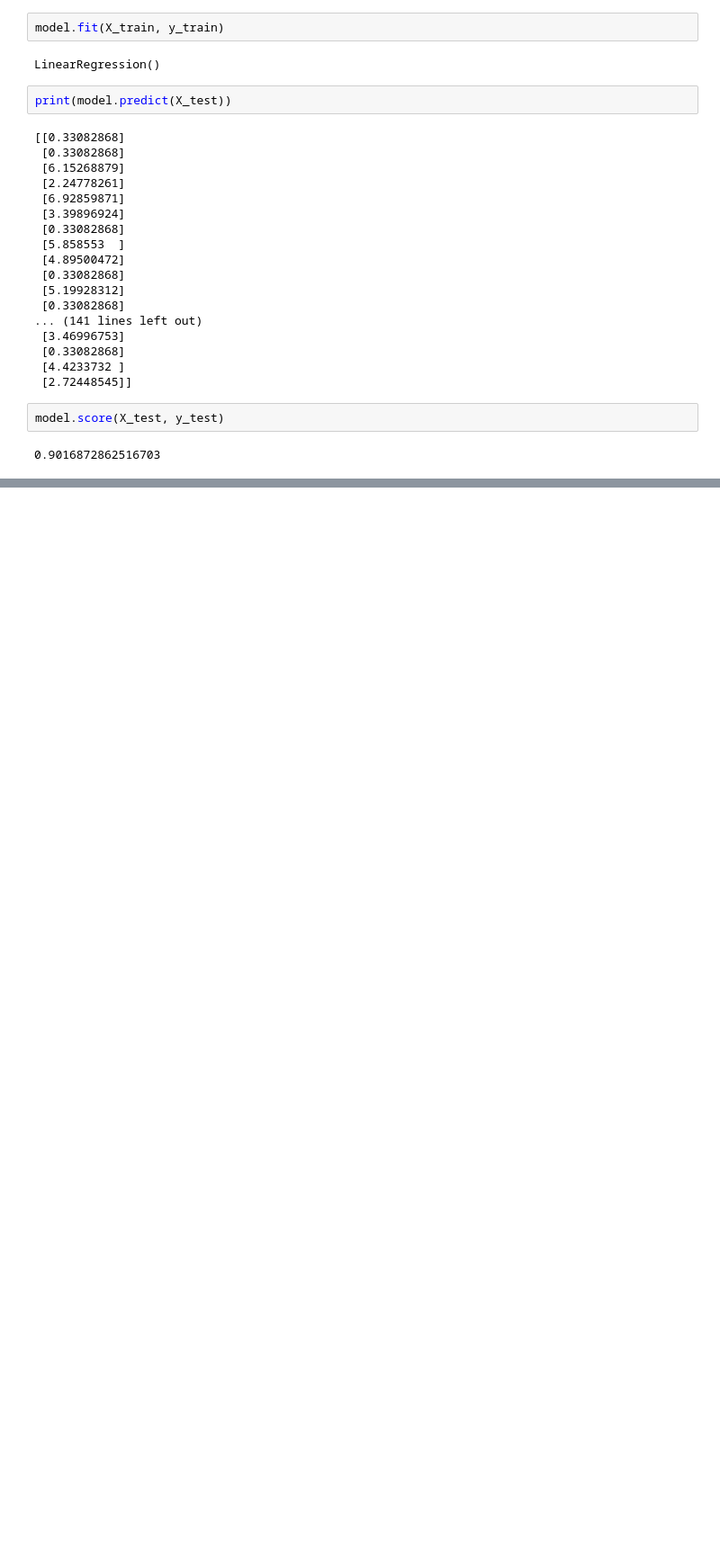
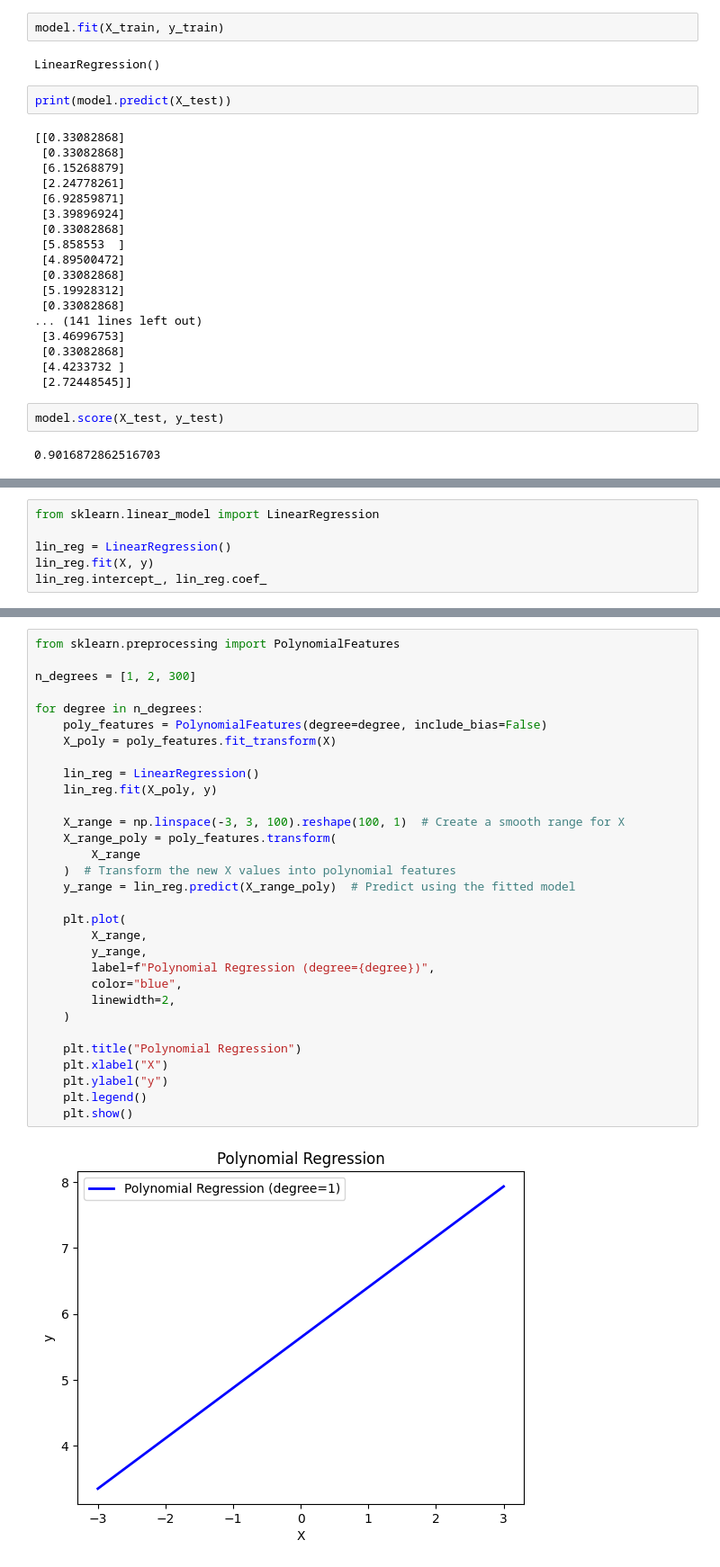
Before and after one commit to ddalton15/ML-Portfolio, a Jupyter notebook: kaggle/life_satisfaction/life_satisfaction.ipynb, the cells around one changed output, grey strips where cells are left out. Shown at 90% size. Cells and saved outputs as stored; diff of their text form; blank space fills up the shorter version.

```diff
--- a/kaggle/life_satisfaction/life_satisfaction.ipynb
+++ b/kaggle/life_satisfaction/life_satisfaction.ipynb
@@ -86,0 +125,6 @@ model.score(X_test, y_test)
+# %%
+from sklearn.linear_model import LinearRegression
+
+lin_reg = LinearRegression()
+lin_reg.fit(X, y)
+lin_reg.intercept_, lin_reg.coef_
@@ -86,0 +214,33 @@ model.score(X_test, y_test)
+# %%
+from sklearn.preprocessing import PolynomialFeatures
+
+n_degrees = [1, 2, 300]
+
+for degree in n_degrees:
+    poly_features = PolynomialFeatures(degree=degree, include_bias=False)
+    X_poly = poly_features.fit_transform(X)
+
+    lin_reg = LinearRegression()
+    lin_reg.fit(X_poly, y)
+
+    X_range = np.linspace(-3, 3, 100).reshape(100, 1)  # Create a smooth range for X
+    X_range_poly = poly_features.transform(
+        X_range
+    )  # Transform the new X values into polynomial features
+    y_range = lin_reg.predict(X_range_poly)  # Predict using the fitted model
+
+    plt.plot(
+        X_range,
+        y_range,
+        label=f"Polynomial Regression (degree={degree})",
+        color="blue",
+        linewidth=2,
+    )
+
+    plt.title("Polynomial Regression")
+    plt.xlabel("X")
+    plt.ylabel("y")
+    plt.legend()
+    plt.show()
+# %% [output]
+[figure, added]
```
Also changed, not shown: parts of 15 cells of this notebook, 2 other files.
